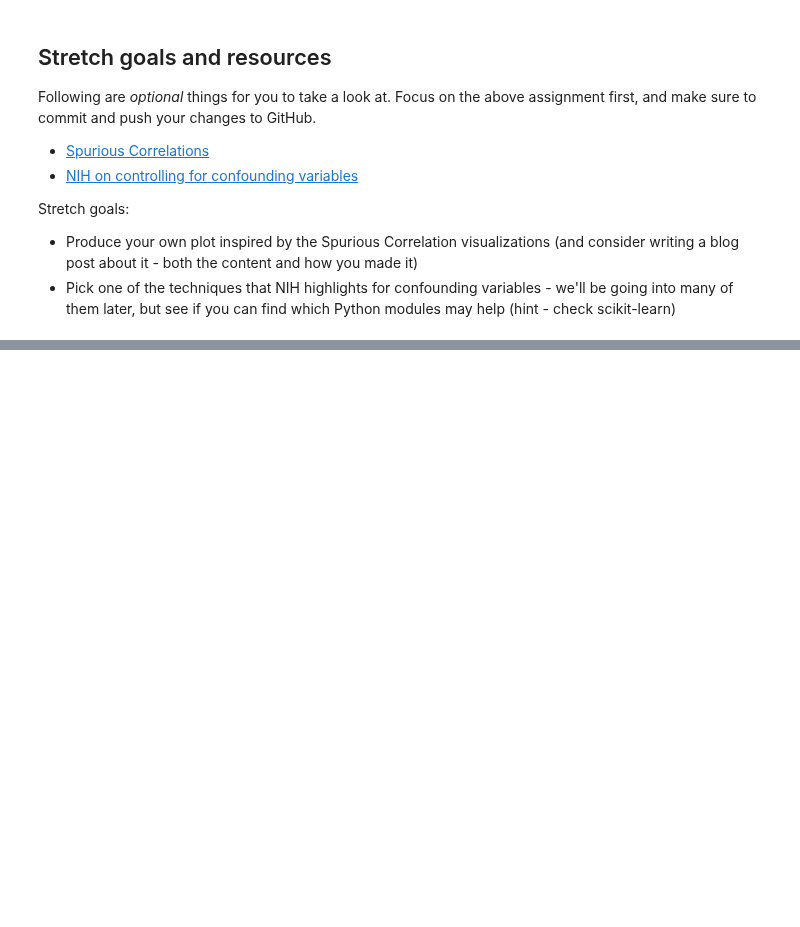
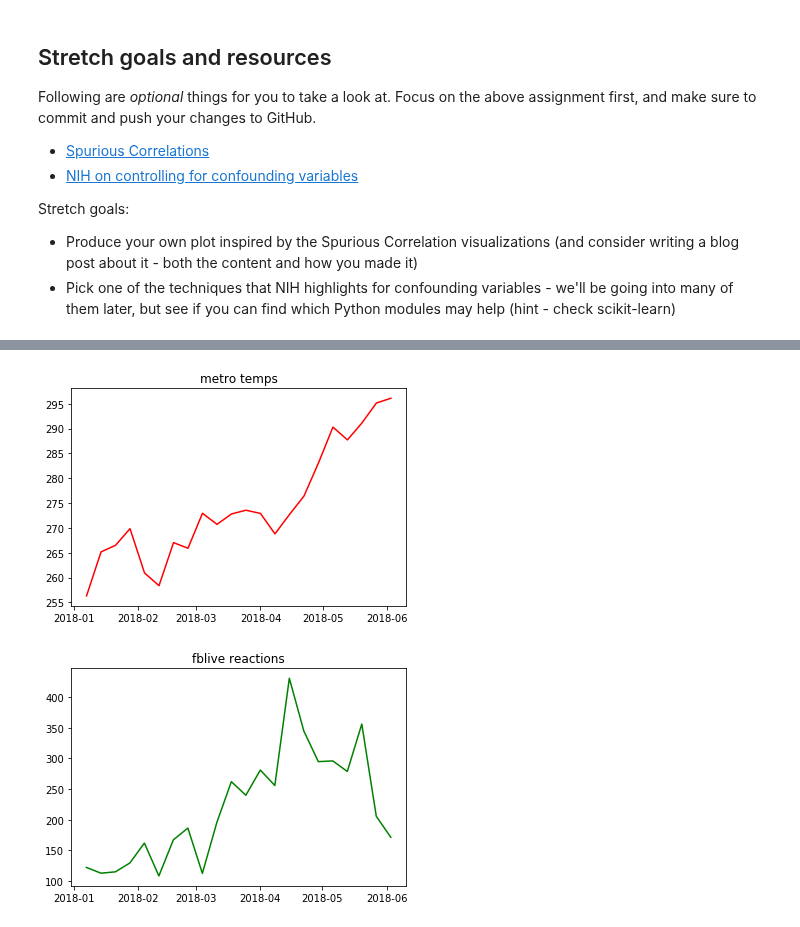
Before and after one commit to bloominstituteoftechnology/DS-Unit-1-Sprint-1-Dealing-With-Data, a Jupyter notebook: module3-databackedassertions/LS_DS_113_Making_Data_backed_Assertions_Assignment.ipynb, the cells around one changed output, grey strips where cells are left out. Cells and saved outputs as stored; diff of their text form; code cells hidden in the pictures; blank space fills up the shorter version.

Commit message:
Started stretch goal.

```diff
--- a/module3-databackedassertions/LS_DS_113_Making_Data_backed_Assertions_Assignment.ipynb
+++ b/module3-databackedassertions/LS_DS_113_Making_Data_backed_Assertions_Assignment.ipynb
@@ -264,3 +268,9 @@ Stretch goals:
 
 - Produce your own plot inspired by the Spurious Correlation visualizations (and consider writing a blog post about it - both the content and how you made it)
 - Pick one of the techniques that NIH highlights for confounding variables - we'll be going into many of them later, but see if you can find which Python modules may help (hint - check scikit-learn)
+# %%
+df_metro = pandas.read_csv('https://github.com/Lrizika/DS-Unit-1-Sprint-1-Dealing-With-Data/blob/master/module3-databackedassertions/metro.csv?raw=true')
+df_fblive = pandas.read_csv('https://github.com/Lrizika/DS-Unit-1-Sprint-1-Dealing-With-Data/raw/master/module3-databackedassertions/fblive.csv?raw=true')
+
+df_metro['datetime'] = pandas.to_datetime(df_metro['date_time'], infer_datetime_format=True)
+df_fblive['datetime'] = pandas.to_datetime(df_fblive['status_published'], infer_datetime_format=True)
@@ -266,0 +317,20 @@ Stretch goals:
+# %%
+start = pandas.to_datetime('2018-01-01',infer_datetime_format=True)
+end = pandas.to_datetime('2018-06-01',infer_datetime_format=True)
+df_metro_ranged = df_metro[df_metro['datetime']>start][df_metro['datetime']<end]
+df_metro_ranged.index = pandas.DatetimeIndex(df_metro_ranged['datetime'])
+# print(df_metro_ranged.describe())
+# print(df_metro_ranged.head())
+df_metro_resampled = df_metro_ranged.resample('W').mean()
+plt.plot(df_metro_resampled.index,df_metro_resampled['temp'], color='r')
+plt.title('metro temps')
+plt.show()
+df_fblive_ranged = df_fblive[df_fblive['datetime']>start][df_fblive['datetime']<end]
+df_fblive_ranged.index = pandas.DatetimeIndex(df_fblive_ranged['datetime'])
+df_fblive_resampled = df_fblive_ranged.resample('W', on='datetime').mean()
+plt.plot(df_fblive_resampled.index,df_fblive_resampled['num_reactions'], color='g')
+plt.title('fblive reactions')
+plt.show()
+# %% [output]
+[figure, added]
+[figure, added]
```
Also changed, not shown: parts of 3 cells of this notebook.
